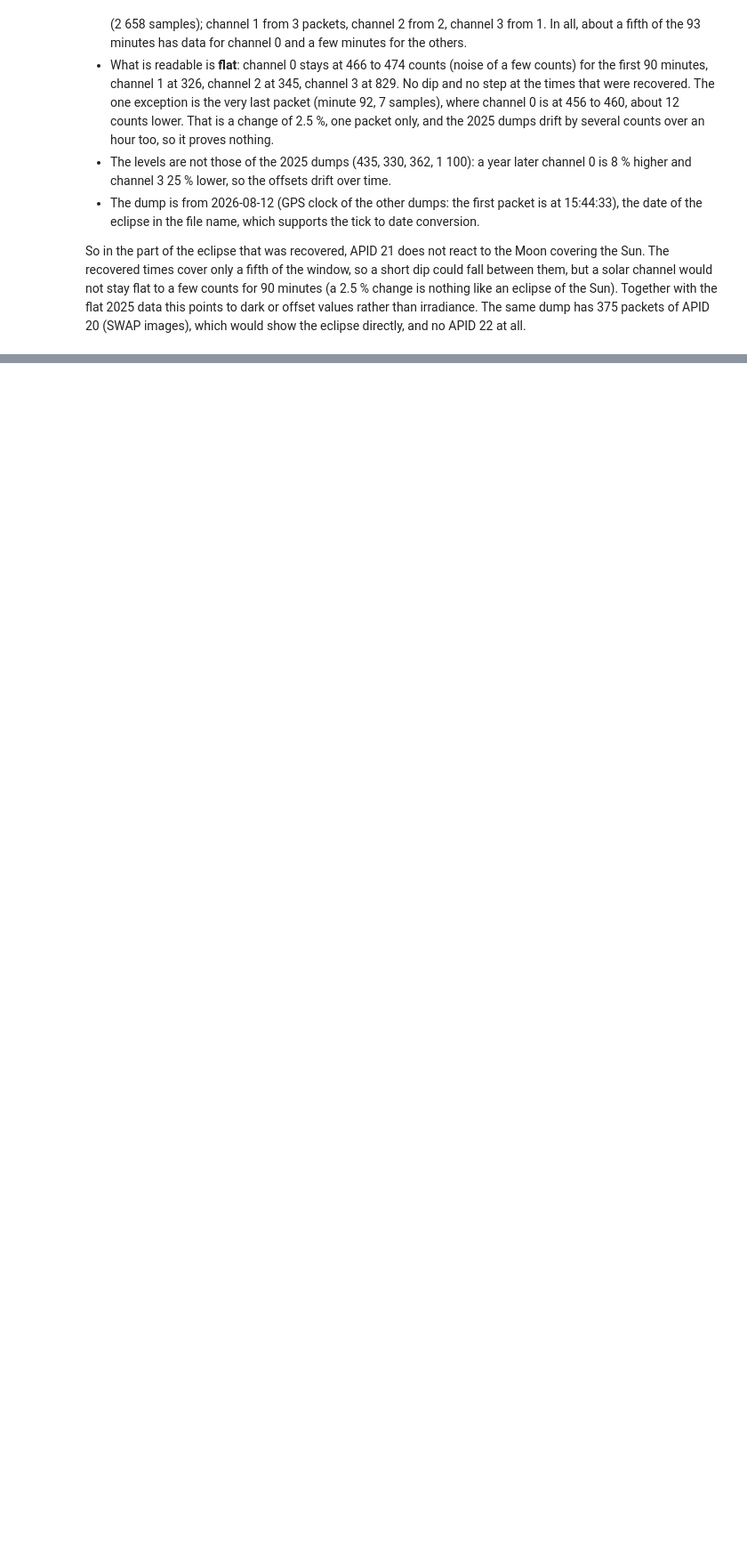
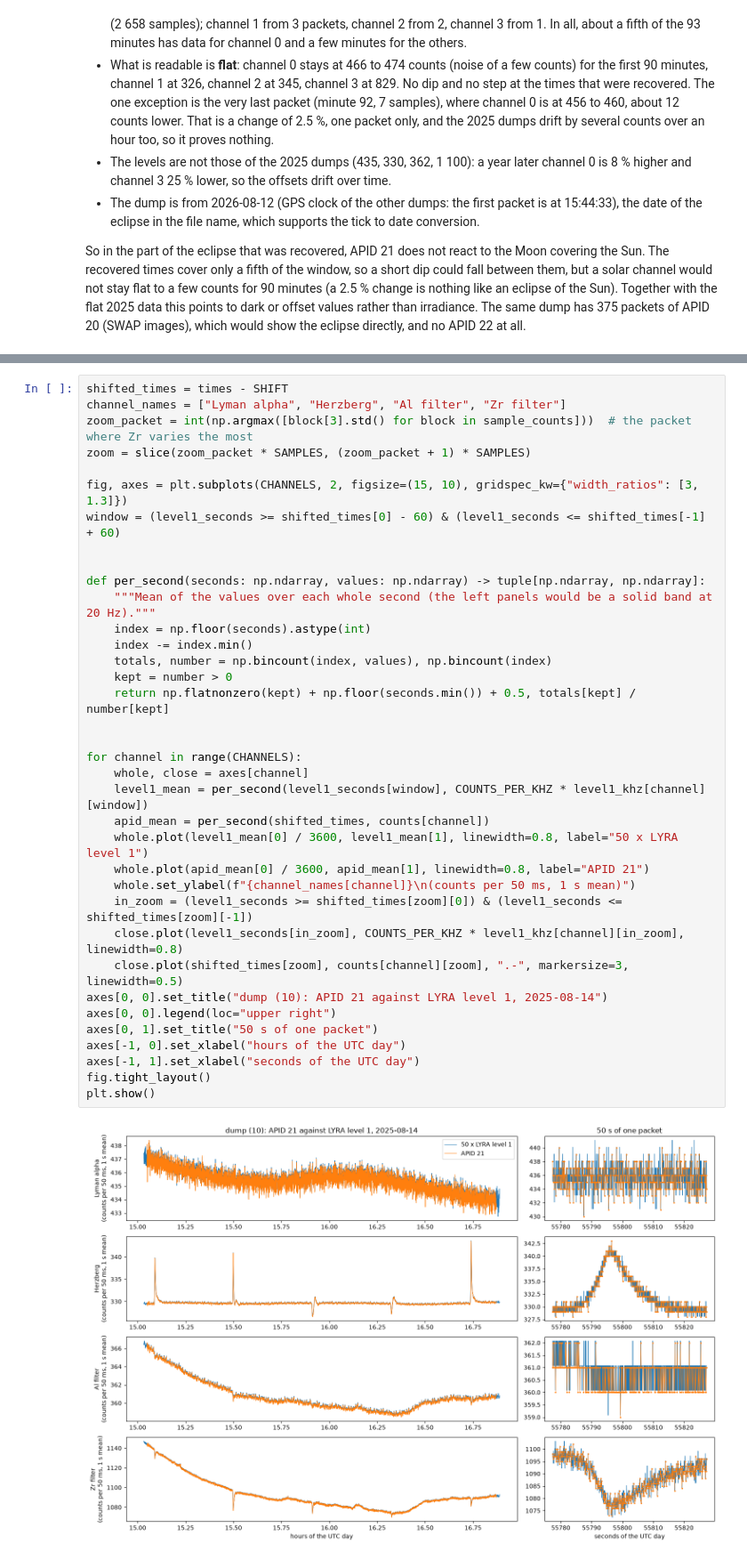
Before and after one commit to BUSH222/proba-2_gif_generator, a Jupyter notebook: APID_21.ipynb, the cells around one changed output, grey strips where cells are left out. Shown at 89% size. Saved outputs shown, nothing was run; the diff lists cells and outputs as text; blank space fills up the shorter version.

```diff
--- a/APID_21.ipynb
+++ b/APID_21.ipynb
@@ -589,0 +884,38 @@ would be in packets of other APIDs (see the 4 packets that are different, and AP
+# %%
+shifted_times = times - SHIFT
+channel_names = ["Lyman alpha", "Herzberg", "Al filter", "Zr filter"]
+zoom_packet = int(np.argmax([block[3].std() for block in sample_counts]))  # the packet where Zr varies the most
+zoom = slice(zoom_packet * SAMPLES, (zoom_packet + 1) * SAMPLES)
+
+fig, axes = plt.subplots(CHANNELS, 2, figsize=(15, 10), gridspec_kw={"width_ratios": [3, 1.3]})
+window = (level1_seconds >= shifted_times[0] - 60) & (level1_seconds <= shifted_times[-1] + 60)
+
+
+def per_second(seconds: np.ndarray, values: np.ndarray) -> tuple[np.ndarray, np.ndarray]:
+    """Mean of the values over each whole second (the left panels would be a solid band at 20 Hz)."""
+    index = np.floor(seconds).astype(int)
+    index -= index.min()
+    totals, number = np.bincount(index, values), np.bincount(index)
+    kept = number > 0
+    return np.flatnonzero(kept) + np.floor(seconds.min()) + 0.5, totals[kept] / number[kept]
+
+
+for channel in range(CHANNELS):
+    whole, close = axes[channel]
+    level1_mean = per_second(level1_seconds[window], COUNTS_PER_KHZ * level1_khz[channel][window])
+    apid_mean = per_second(shifted_times, counts[channel])
+    whole.plot(level1_mean[0] / 3600, level1_mean[1], linewidth=0.8, label="50 x LYRA level 1")
+    whole.plot(apid_mean[0] / 3600, apid_mean[1], linewidth=0.8, label="APID 21")
+    whole.set_ylabel(f"{channel_names[channel]}\n(counts per 50 ms, 1 s mean)")
+    in_zoom = (level1_seconds >= shifted_times[zoom][0]) & (level1_seconds <= shifted_times[zoom][-1])
+    close.plot(level1_seconds[in_zoom], COUNTS_PER_KHZ * level1_khz[channel][in_zoom], linewidth=0.8)
+    close.plot(shifted_times[zoom], counts[channel][zoom], ".-", markersize=3, linewidth=0.5)
+axes[0, 0].set_title("dump (10): APID 21 against LYRA level 1, 2025-08-14")
+axes[0, 0].legend(loc="upper right")
+axes[0, 1].set_title("50 s of one packet")
+axes[-1, 0].set_xlabel("hours of the UTC day")
+axes[-1, 1].set_xlabel("seconds of the UTC day")
+fig.tight_layout()
+plt.show()
+# %% [output]
+[figure, added]
```
Also changed, not shown: parts of 26 cells of this notebook, 4 other files.
